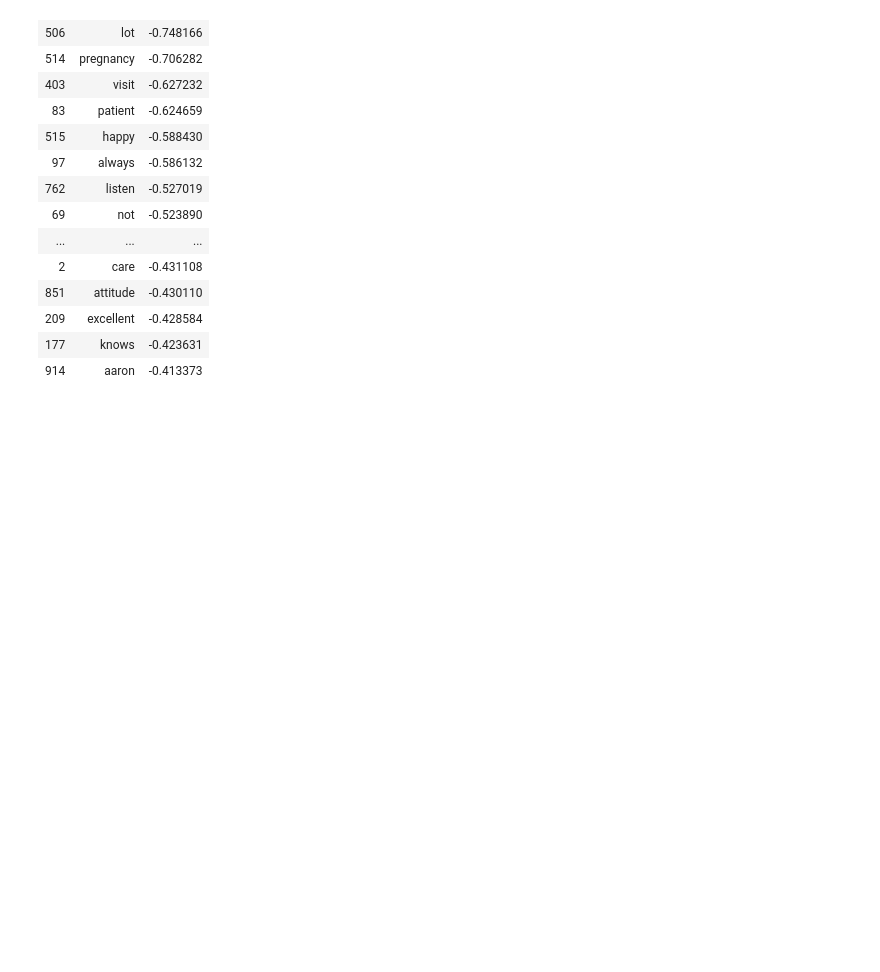
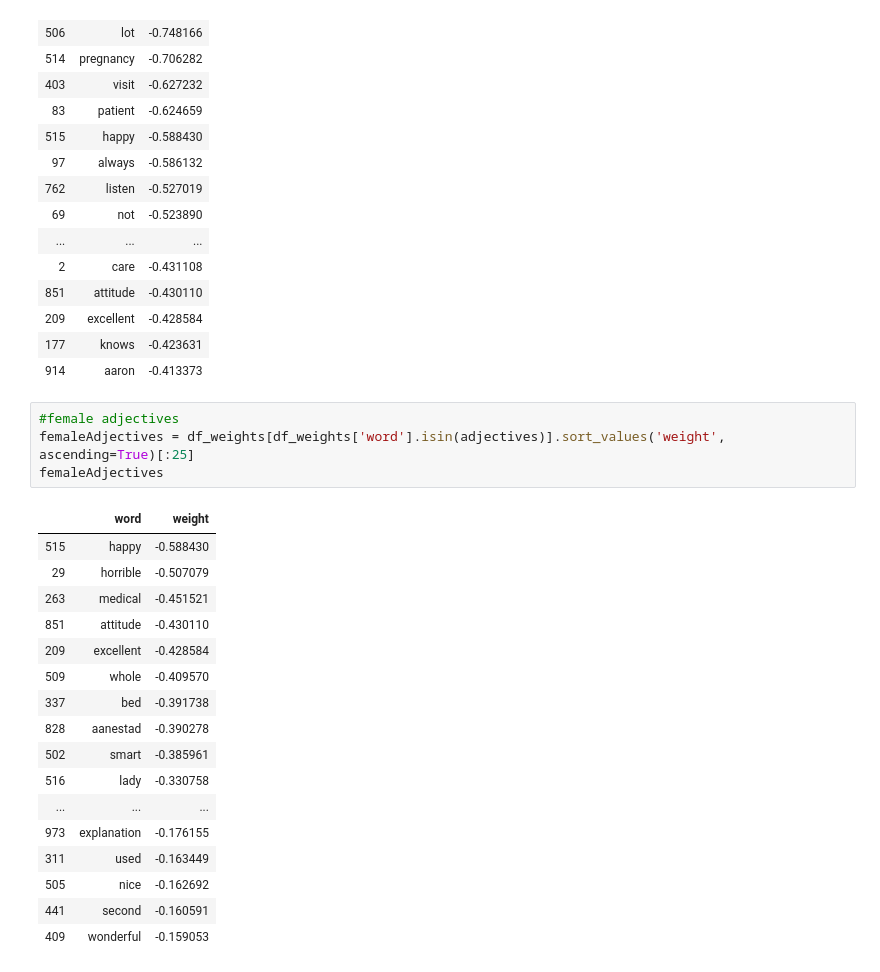
Before and after one commit to jillbaggett81/GenderBiasDetector, a Jupyter notebook: Scaping.ipynb, the cells around one changed output. Drawn from its saved outputs; the diff is of its cells as text; blank space fills up the shorter version.

```diff
--- a/Scaping.ipynb
+++ b/Scaping.ipynb
@@ -302,3 +350,25 @@ df_weights.sort_values('weight', ascending=True)[:25]
 | 209 | excellent | -0.428584 |
 | 177 | knows | -0.423631 |
 | 914 | aaron | -0.413373 |
+# %%
+#female adjectives
+femaleAdjectives = df_weights[df_weights['word'].isin(adjectives)].sort_values('weight', ascending=True)[:25]
+femaleAdjectives
+# %% [output]
+|  | word | weight |
+| 515 | happy | -0.588430 |
+| 29 | horrible | -0.507079 |
+| 263 | medical | -0.451521 |
+| 851 | attitude | -0.430110 |
+| 209 | excellent | -0.428584 |
+| 509 | whole | -0.409570 |
+| 337 | bed | -0.391738 |
+| 828 | aanestad | -0.390278 |
+| 502 | smart | -0.385961 |
+| 516 | lady | -0.330758 |
+| ... | ... | ... |
+| 973 | explanation | -0.176155 |
+| 311 | used | -0.163449 |
+| 505 | nice | -0.162692 |
+| 441 | second | -0.160591 |
+| 409 | wonderful | -0.159053 |
```
Also changed, not shown: parts of 6 cells of this notebook.
